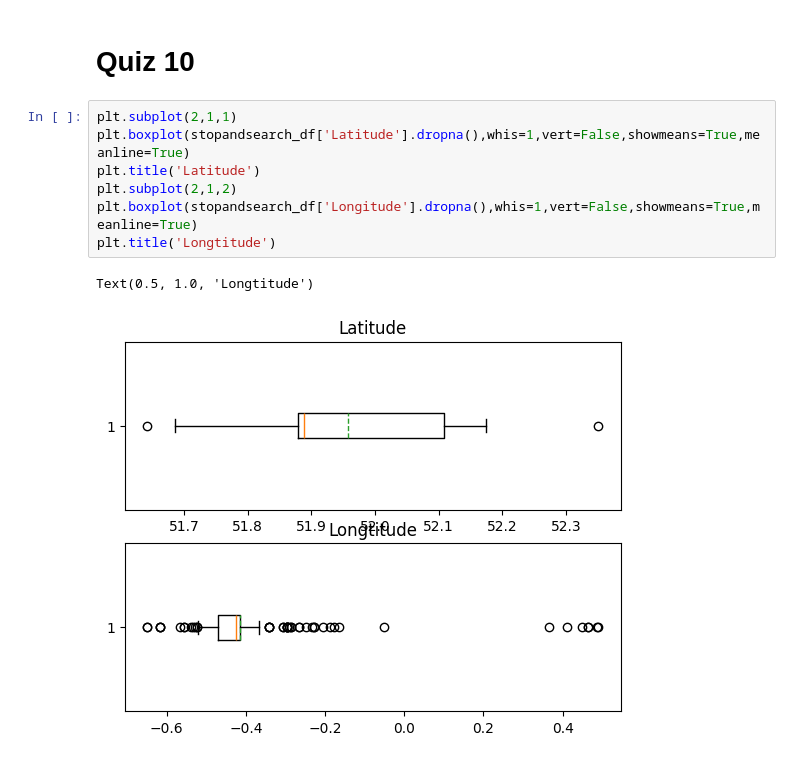
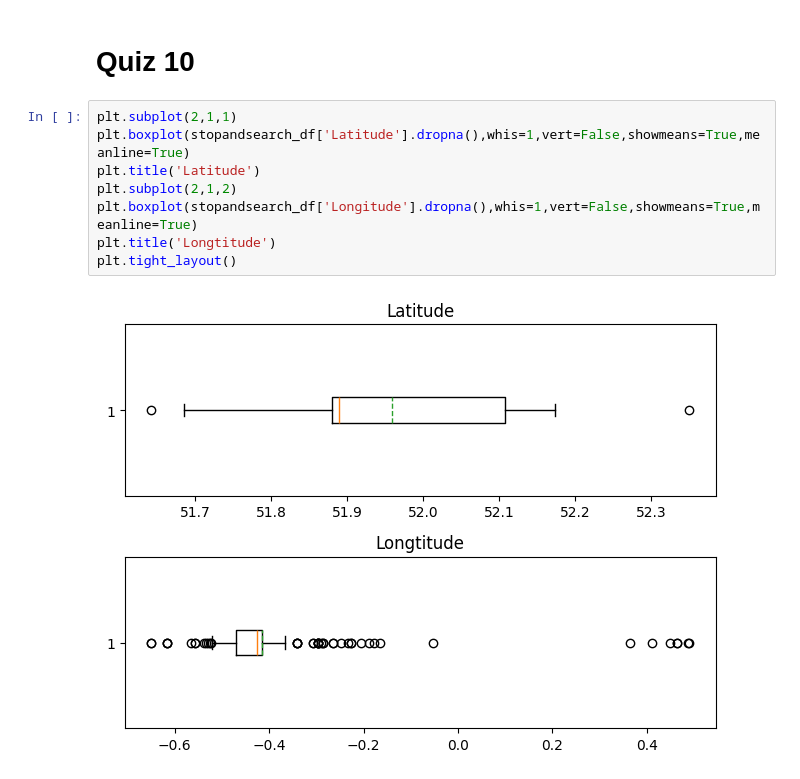
Before and after one commit to jangInw007/dataviz2025, a Jupyter notebook: Visualize_Data_Distribution.ipynb, the cells around one changed output. Drawn from its saved outputs; the diff is of its cells as text.

```diff
--- a/Visualize_Data_Distribution.ipynb
+++ b/Visualize_Data_Distribution.ipynb
@@ -397,10 +397,10 @@ Text(0.5, 1.0, 'Longtitude')
 # %%
 plt.subplot(2,1,1)
 plt.boxplot(stopandsearch_df['Latitude'].dropna(),whis=1,vert=False,showmeans=True,meanline=True)
 plt.title('Latitude')
 plt.subplot(2,1,2)
 plt.boxplot(stopandsearch_df['Longitude'].dropna(),whis=1,vert=False,showmeans=True,meanline=True)
 plt.title('Longtitude')
+plt.tight_layout()
 # %% [output]
-Text(0.5, 1.0, 'Longtitude')
-[figure, old version]
+[figure, new version]
```
